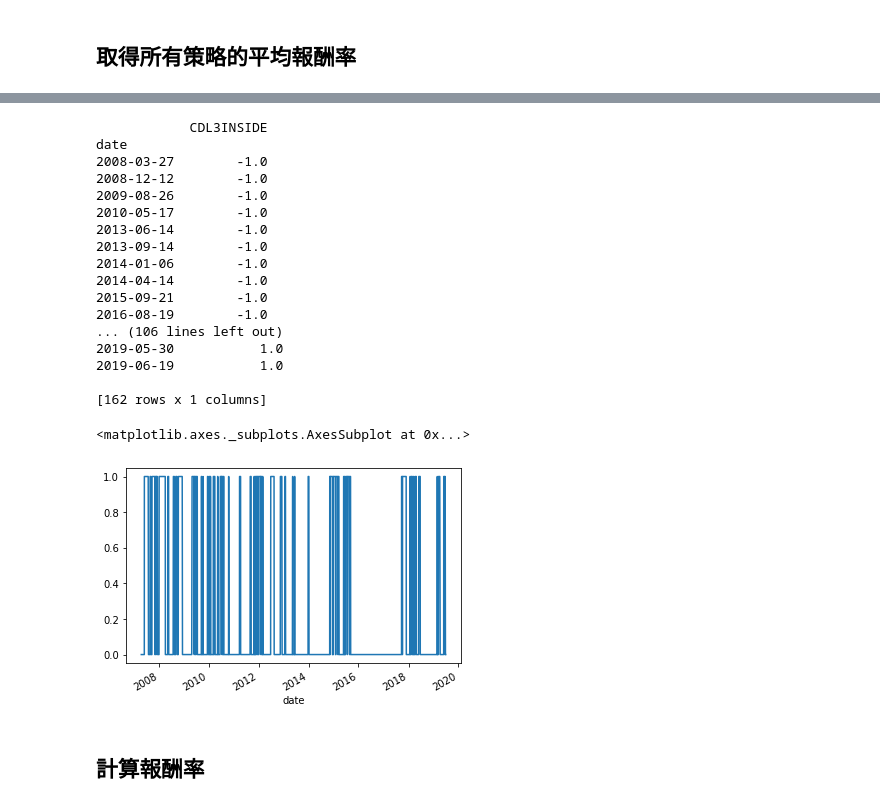
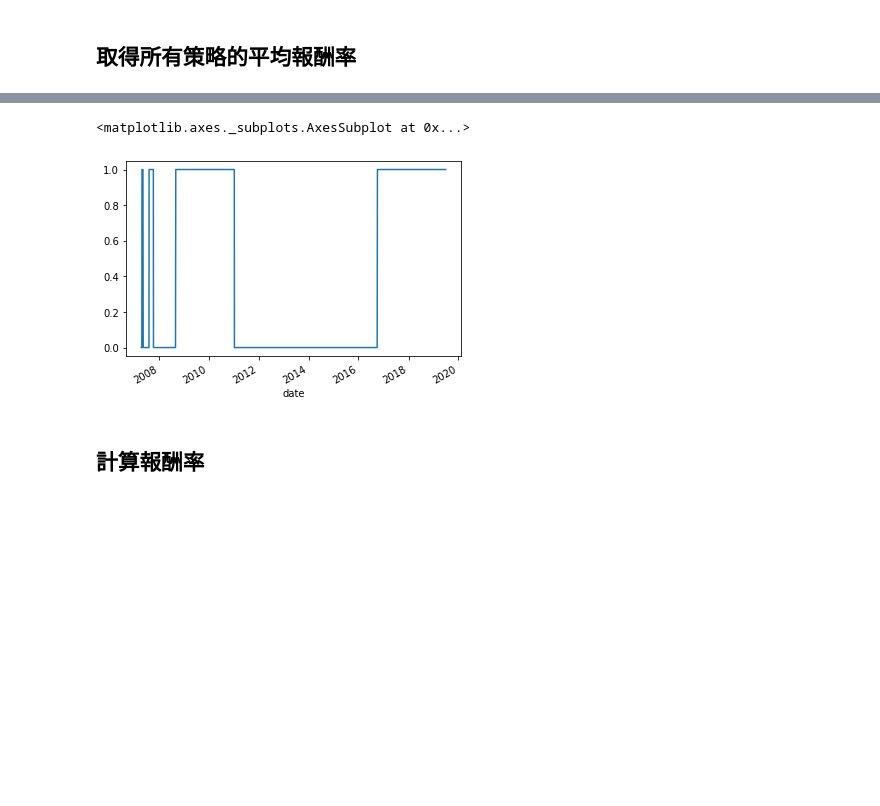
Before and after one commit to steny138/TWStockML, a Jupyter notebook: lyctwstock/candlestick.ipynb, the cells around one changed output, grey strips where cells are left out. Saved outputs shown, nothing was run; the diff lists cells and outputs as text; code cells hidden in the pictures; blank space fills up the shorter version.

```diff
--- a/lyctwstock/candlestick.ipynb
+++ b/lyctwstock/candlestick.ipynb
@@ -164,59 +198,64 @@ neg_profit_stk = neg_profit_stk.sort_values(ascending=False)
+# %%
+import pandas as pd
+df = pd.DataFrame(top_rank)
+df = df[df['theoretical_performance'] != '']
+df['overall_performance_rank'] = df['overall_performance_rank'].astype(int)
+
+df = df.sort_values(by=['overall_performance_rank'])
+
+neg_candlestick = df[df['theoretical_performance'].str.contains('Bearish reversal')].head(10)['talibname'].to_list()
+
+pos_candlestick = df[df['theoretical_performance'].str.contains('Bullish reversal')].head(10)['talibname'].to_list()
+
+# top_rank
 # %%
 # 取出要計算策略的candlestick
-pos_candlestick = pos_profit_stk.head(3).index.to_list()
+# pos_candlestick = pos_profit_stk.head(3).index.to_list()
 
-neg_candlestick = neg_profit_stk.head(1).index.to_list()
+# neg_candlestick = neg_profit_stk.head(2).index.to_list()
 # %%
 # 計算持有時間
 
 choosen_candlesticks = set(pos_candlestick + neg_candlestick)
 
 hold = pd.DataFrame(np.nan, index=open_adj.index, columns=choosen_candlesticks)
 
 for candlestick, signal in signals.items():
-    if not candlestick in choosen_candlesticks:
+    if not candlestick in pos_candlestick:
         continue
 
+    # 買入的時機
+    sig = signals[candlestick]['positive']
+    sig.index.names = ['stock_id', sig.index.names[1]]
+    sig = sig.loc[[stock_id], :].droplevel(level=0)
+    hold.loc[sig.index, [candlestick]] = hold.loc[sig.index, [candlestick]].add(1, fill_value = 0)
+    # print(hold.loc[sig.index, [candlestick]])
+
+for candlestick, signal in signals.items():
+    if not candlestick in neg_candlestick:
+        continue
+
+    # 賣出的時機
     sig = signals[candlestick]['negative']
     sig.index.names = ['stock_id', sig.index.names[1]]
     sig = sig.loc[[stock_id], :].droplevel(level=0)
     hold.loc[sig.index, [candlestick]] = hold.loc[sig.index, [candlestick]].add(-1, fill_value = 0)
-    print(hold.loc[sig.index, [candlestick]])
-
-    sig = signals[candlestick]['positive']
-    sig.index.names = ['stock_id', sig.index.names[1]]
-    sig = sig.loc[[stock_id], :].droplevel(level=0)
-    hold.loc[sig.index, [candlestick]] = hold.loc[sig.index, [candlestick]].add(1, fill_value = 0)
-    print(hold.loc[sig.index, [candlestick]])
+    # print(hold.loc[sig.index, [candlestick]])
 
 hold = hold.ffill()
 hold = hold.fillna(0)
 hold_ = hold.sum(axis=1)
 hold_ = hold_.shift()
-hold_[hold_ >0] =1
-hold_[hold_ <0] =0
+hold_[hold_ > 0] = 1
+hold_[hold_ < 0] = 0
 
 hold_.plot()
+
+# profit_series.loc[:, [stock_id]]
+# neg_profit_stk[candlesitck]
 # %% [output]
-            CDL3INSIDE
-date
-2008-03-27        -1.0
-2008-12-12        -1.0
-2009-08-26        -1.0
-2010-05-17        -1.0
-2013-06-14        -1.0
-2013-09-14        -1.0
-2014-01-06        -1.0
-2014-04-14        -1.0
-2015-09-21        -1.0
-2016-08-19        -1.0
-... (106 lines left out)
-2019-05-30           1.0
-2019-06-19           1.0
-
-[162 rows x 1 columns]
+<matplotlib.axes._subplots.AxesSubplot at 0x...>
-<matplotlib.axes._subplots.AxesSubplot at 0x...>
-[figure, old version]
+[figure, new version]
 # %% [markdown]
 ## 計算報酬率
 # %%
```
Also changed, not shown: parts of 5 cells of this notebook.
